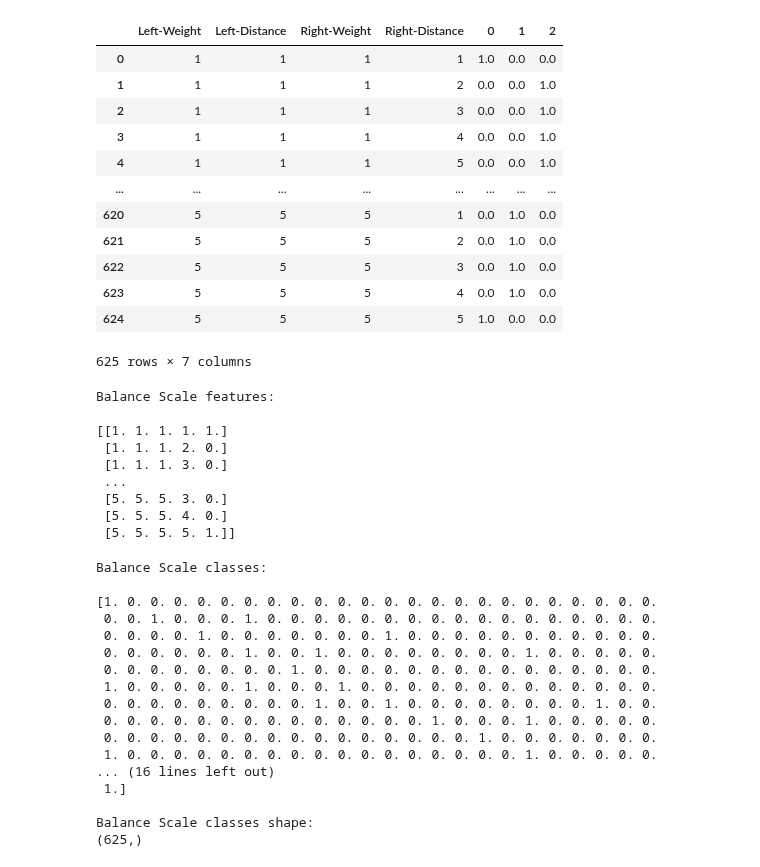
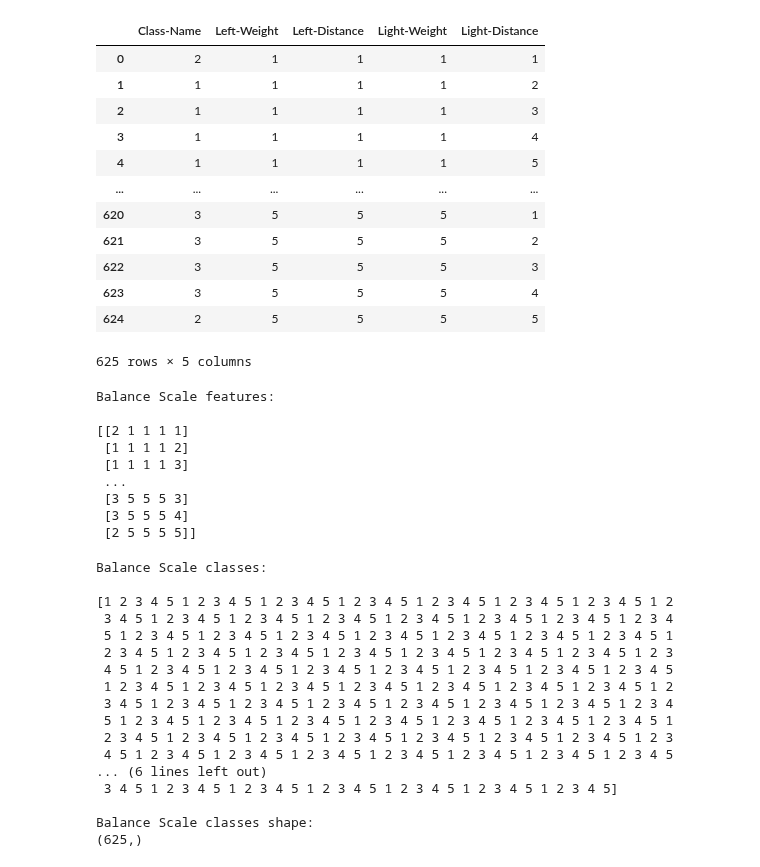
Before and after one commit to AnaGMendesPedroso/IA-desempenho-algoritmos-classificacao, a Jupyter notebook: src/balance_scale/balance_scale.ipynb, the cells around one changed output. Saved outputs shown, nothing was run; the diff lists cells and outputs as text; code cells hidden in the pictures.

Commit message:
Removendo encode de caracter do balance scale e necessario verificar o que esta acontecendo com o monkeys

```diff
--- a/src/balance_scale/balance_scale.ipynb
+++ b/src/balance_scale/balance_scale.ipynb
@@ -38,38 +38,37 @@ Index(['Class-Name', 'Left-Weight', 'Left-Distance', 'Right-Weight',
 # %%
 balanceScaleNormalized = balanceScale.values.copy()
 normalizador =  StandardScaler()
 
 # Codificar coluna que tenha caractere para numero e depois remover a coluna
-enc = OneHotEncoder(handle_unknown='ignore')
-enc_df = pd.DataFrame(enc.fit_transform(balanceScale[['Class-Name']]).toarray())
-balanceScale = balanceScale.join(enc_df)
-balanceScale = balanceScale.drop(columns = ['Class-Name'])
-balanceScale
+# enc = OneHotEncoder(handle_unknown='ignore')
+# enc_df = pd.DataFrame(enc.fit_transform(balanceScale[['Class-Name']]).toarray())
+# balanceScale = balanceScale.join(enc_df)
+# balanceScale = balanceScale.drop(columns = ['Class-Name'])
+# balanceScale
 
 # balanceScaleNormalized = normalizador.fit_transform(balanceScale)
 # balanceScale['Class-Name'] = balanceScaleNormalized[:,0]
 # balanceScale['Left-Weight'] = balanceScaleNormalized[:,1]
 # balanceScale['Left-Distance'] = balanceScaleNormalized[:,2]
 # balanceScale['Right-Weight'] = balanceScaleNormalized[:,3]
 # balanceScale['Right-Distance'] = balanceScaleNormalized[:,4]
 #
 # print("\nDataset Balance Scale Normalized:")
-# balanceScale
-#
+balanceScale
 # %% [output]
-|  | Left-Weight | Left-Distance | Right-Weight | Right-Distance | 0 | 1 | 2 |
-| 0 | 1 | 1 | 1 | 1 | 1.0 | 0.0 | 0.0 |
-| 1 | 1 | 1 | 1 | 2 | 0.0 | 0.0 | 1.0 |
-| 2 | 1 | 1 | 1 | 3 | 0.0 | 0.0 | 1.0 |
-| 3 | 1 | 1 | 1 | 4 | 0.0 | 0.0 | 1.0 |
-| 4 | 1 | 1 | 1 | 5 | 0.0 | 0.0 | 1.0 |
-| ... | ... | ... | ... | ... | ... | ... | ... |
-| 620 | 5 | 5 | 5 | 1 | 0.0 | 1.0 | 0.0 |
-| 621 | 5 | 5 | 5 | 2 | 0.0 | 1.0 | 0.0 |
-| 622 | 5 | 5 | 5 | 3 | 0.0 | 1.0 | 0.0 |
-| 623 | 5 | 5 | 5 | 4 | 0.0 | 1.0 | 0.0 |
-| 624 | 5 | 5 | 5 | 5 | 1.0 | 0.0 | 0.0 |
+|  | Class-Name | Left-Weight | Left-Distance | Light-Weight | Light-Distance |
+| 0 | 2 | 1 | 1 | 1 | 1 |
+| 1 | 1 | 1 | 1 | 1 | 2 |
+| 2 | 1 | 1 | 1 | 1 | 3 |
+| 3 | 1 | 1 | 1 | 1 | 4 |
+| 4 | 1 | 1 | 1 | 1 | 5 |
+| ... | ... | ... | ... | ... | ... |
+| 620 | 3 | 5 | 5 | 5 | 1 |
+| 621 | 3 | 5 | 5 | 5 | 2 |
+| 622 | 3 | 5 | 5 | 5 | 3 |
+| 623 | 3 | 5 | 5 | 5 | 4 |
+| 624 | 2 | 5 | 5 | 5 | 5 |
-625 rows × 7 columns
+625 rows × 5 columns
 # %%
 balanceScaleValues = balanceScale.iloc[:,0:5].values
 print("\nBalance Scale features:\n")
@@ -77,13 +76,13 @@ print(balanceScaleValues)
 # %% [output]
 Balance Scale features:
 
-[[1. 1. 1. 1. 1.]
- [1. 1. 1. 2. 0.]
- [1. 1. 1. 3. 0.]
+[[2 1 1 1 1]
+ [1 1 1 1 2]
+ [1 1 1 1 3]
  ...
- [5. 5. 5. 3. 0.]
- [5. 5. 5. 4. 0.]
- [5. 5. 5. 5. 1.]]
+ [3 5 5 5 3]
+ [3 5 5 5 4]
+ [2 5 5 5 5]]
 # %%
 balanceScaleClasses = balanceScale.iloc[:,4].values
 print("\nBalance Scale classes:\n")
@@ -93,18 +92,18 @@ print(balanceScaleClasses.shape)
 # %% [output]
 Balance Scale classes:
 
-[1. 0. 0. 0. 0. 0. 0. 0. 0. 0. 0. 0. 0. 0. 0. 0. 0. 0. 0. 0. 0. 0. 0. 0.
- 0. 0. 1. 0. 0. 0. 1. 0. 0. 0. 0. 0. 0. 0. 0. 0. 0. 0. 0. 0. 0. 0. 0. 0.
- 0. 0. 0. 0. 1. 0. 0. 0. 0. 0. 0. 0. 1. 0. 0. 0. 0. 0. 0. 0. 0. 0. 0. 0.
- 0. 0. 0. 0. 0. 0. 1. 0. 0. 1. 0. 0. 0. 0. 0. 0. 0. 0. 1. 0. 0. 0. 0. 0.
- 0. 0. 0. 0. 0. 0. 0. 0. 1. 0. 0. 0. 0. 0. 0. 0. 0. 0. 0. 0. 0. 0. 0. 0.
- 1. 0. 0. 0. 0. 0. 1. 0. 0. 0. 1. 0. 0. 0. 0. 0. 0. 0. 0. 0. 0. 0. 0. 0.
- 0. 0. 0. 0. 0. 0. 0. 0. 0. 1. 0. 0. 1. 0. 0. 0. 0. 0. 0. 0. 0. 1. 0. 0.
- 0. 0. 0. 0. 0. 0. 0. 0. 0. 0. 0. 0. 0. 0. 1. 0. 0. 0. 1. 0. 0. 0. 0. 0.
- 0. 0. 0. 0. 0. 0. 0. 0. 0. 0. 0. 0. 0. 0. 0. 0. 1. 0. 0. 0. 0. 0. 0. 0.
- 1. 0. 0. 0. 0. 0. 0. 0. 0. 0. 0. 0. 0. 0. 0. 0. 0. 0. 1. 0. 0. 0. 0. 0.
-... (16 lines left out)
- 1.]
+[1 2 3 4 5 1 2 3 4 5 1 2 3 4 5 1 2 3 4 5 1 2 3 4 5 1 2 3 4 5 1 2 3 4 5 1 2
+ 3 4 5 1 2 3 4 5 1 2 3 4 5 1 2 3 4 5 1 2 3 4 5 1 2 3 4 5 1 2 3 4 5 1 2 3 4
+ 5 1 2 3 4 5 1 2 3 4 5 1 2 3 4 5 1 2 3 4 5 1 2 3 4 5 1 2 3 4 5 1 2 3 4 5 1
+ 2 3 4 5 1 2 3 4 5 1 2 3 4 5 1 2 3 4 5 1 2 3 4 5 1 2 3 4 5 1 2 3 4 5 1 2 3
+ 4 5 1 2 3 4 5 1 2 3 4 5 1 2 3 4 5 1 2 3 4 5 1 2 3 4 5 1 2 3 4 5 1 2 3 4 5
+ 1 2 3 4 5 1 2 3 4 5 1 2 3 4 5 1 2 3 4 5 1 2 3 4 5 1 2 3 4 5 1 2 3 4 5 1 2
+ 3 4 5 1 2 3 4 5 1 2 3 4 5 1 2 3 4 5 1 2 3 4 5 1 2 3 4 5 1 2 3 4 5 1 2 3 4
+ 5 1 2 3 4 5 1 2 3 4 5 1 2 3 4 5 1 2 3 4 5 1 2 3 4 5 1 2 3 4 5 1 2 3 4 5 1
+ 2 3 4 5 1 2 3 4 5 1 2 3 4 5 1 2 3 4 5 1 2 3 4 5 1 2 3 4 5 1 2 3 4 5 1 2 3
+ 4 5 1 2 3 4 5 1 2 3 4 5 1 2 3 4 5 1 2 3 4 5 1 2 3 4 5 1 2 3 4 5 1 2 3 4 5
+... (6 lines left out)
+ 3 4 5 1 2 3 4 5 1 2 3 4 5 1 2 3 4 5 1 2 3 4 5 1 2 3 4 5 1 2 3 4 5]
 
 Balance Scale classes shape:
 (625,)
```
Also changed, not shown: parts of 4 cells of this notebook, 1 other file.
